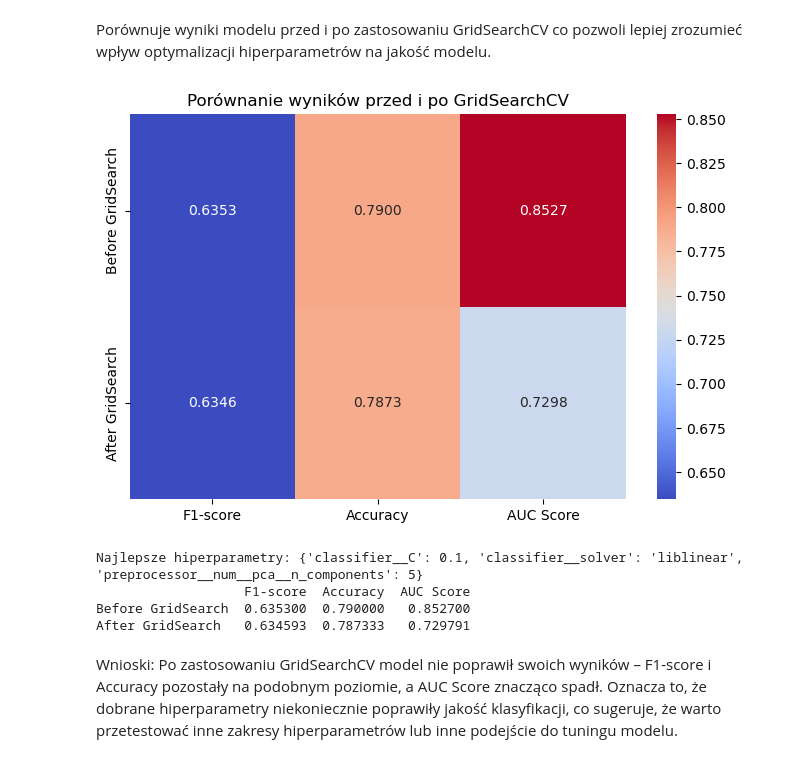
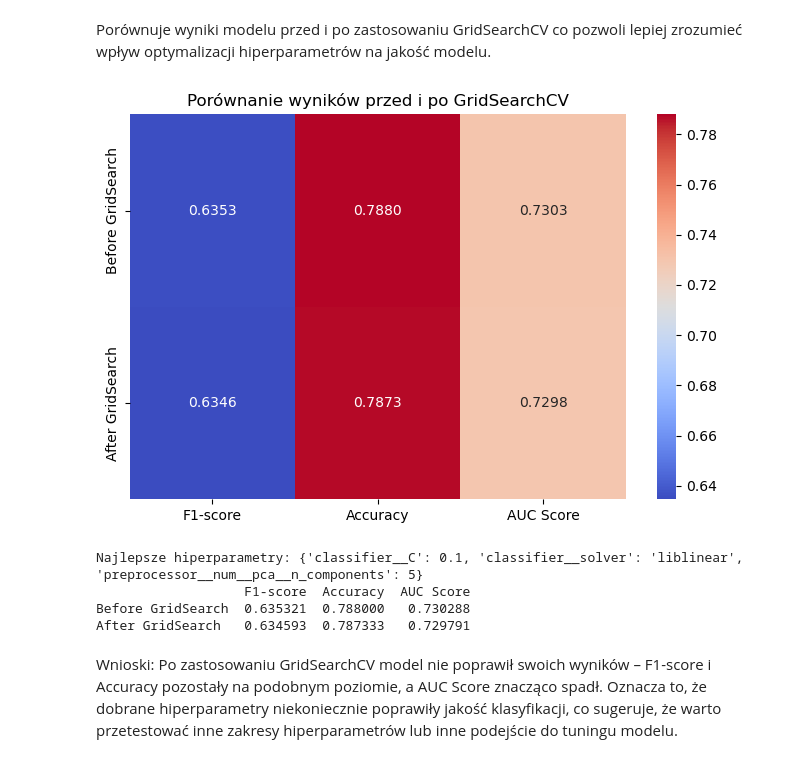
Before and after one commit to Quick-witted-flower/Hiperparametry-pl, a Jupyter notebook: Hiperparametry.ipynb, the cells around one changed output. Saved outputs shown, nothing was run; the diff lists cells and outputs as text; code cells hidden in the pictures.

Commit message:
Fix: Ensure both models are trained in the same set

```diff
--- a/Hiperparametry.ipynb
+++ b/Hiperparametry.ipynb
@@ -67,39 +67,60 @@ Porównuje wyniki modelu przed i po zastosowaniu GridSearchCV co pozwoli lepiej
 # %%
 import pandas as pd
 import matplotlib.pyplot as plt
 import seaborn as sns
+from sklearn.pipeline import Pipeline
+from sklearn.linear_model import LogisticRegression
+from sklearn.preprocessing import StandardScaler, OneHotEncoder
+from sklearn.compose import ColumnTransformer
+from sklearn.decomposition import PCA
 from sklearn.metrics import classification_report, confusion_matrix, f1_score, accuracy_score, roc_auc_score
 
-# Wartości metryk przed optymalizacją
+# Bazowy pipeline (bez optymalizacji, domyślne hiperparametry)
+baseline_pipeline = Pipeline([
+    ('preprocessor', preprocessor),
+    ('classifier', LogisticRegression(max_iter=1000, random_state=42))
+])
+
+# Trenowanie modelu bazowego
+baseline_pipeline.fit(X_train, y_train)
+
+# Predykcje dla modelu bazowego
+y_pred_baseline = baseline_pipeline.predict(X_test)
+
+# Obliczenie rzeczywistych metryk dla modelu bazowego
 metrics_before = {
-    "F1-score": 0.6353,
-    "Accuracy": 0.79,
-    "AUC Score": 0.8527
+    "F1-score": f1_score(y_test, y_pred_baseline),
+    "Accuracy": accuracy_score(y_test, y_pred_baseline),
+    "AUC Score": roc_auc_score(y_test, y_pred_baseline)
 }
-#Metryki dla modelu po GridSearchCV
+
+# Predykcje dla najlepszego modelu po GridSearchCV
 y_pred_after = grid_search_reduced.best_estimator_.predict(X_test)
 
+# Obliczenie rzeczywistych metryk dla modelu po optymalizacji
 metrics_after = {
     "F1-score": f1_score(y_test, y_pred_after),
     "Accuracy": accuracy_score(y_test, y_pred_after),
     "AUC Score": roc_auc_score(y_test, y_pred_after)
 }
 
-#Porównanie wyników w jednej tabeli
+# Porównanie wyników w jednej tabeli
 comparison_df = pd.DataFrame([metrics_before, metrics_after], index=['Before GridSearch', 'After GridSearch'])
 
+# Wizualizacja porównania metryk
 plt.figure(figsize=(8, 5))
 sns.heatmap(comparison_df, annot=True, cmap="coolwarm", fmt=".4f")
 plt.title("Porównanie wyników przed i po GridSearchCV")
 plt.show()
 
+# Wypisanie najlepszych hiperparametrów i wyników
 print("Najlepsze hiperparametry:", grid_search_reduced.best_params_)
 print(comparison_df)
 # %% [output]
-[figure, old version]
+[figure, new version]
 Najlepsze hiperparametry: {'classifier__C': 0.1, 'classifier__solver': 'liblinear', 'preprocessor__num__pca__n_components': 5}
                    F1-score  Accuracy  AUC Score
-Before GridSearch  0.635300  0.790000   0.852700
+Before GridSearch  0.635321  0.788000   0.730288
 After GridSearch   0.634593  0.787333   0.729791
 # %% [markdown]
 Wnioski:
```
